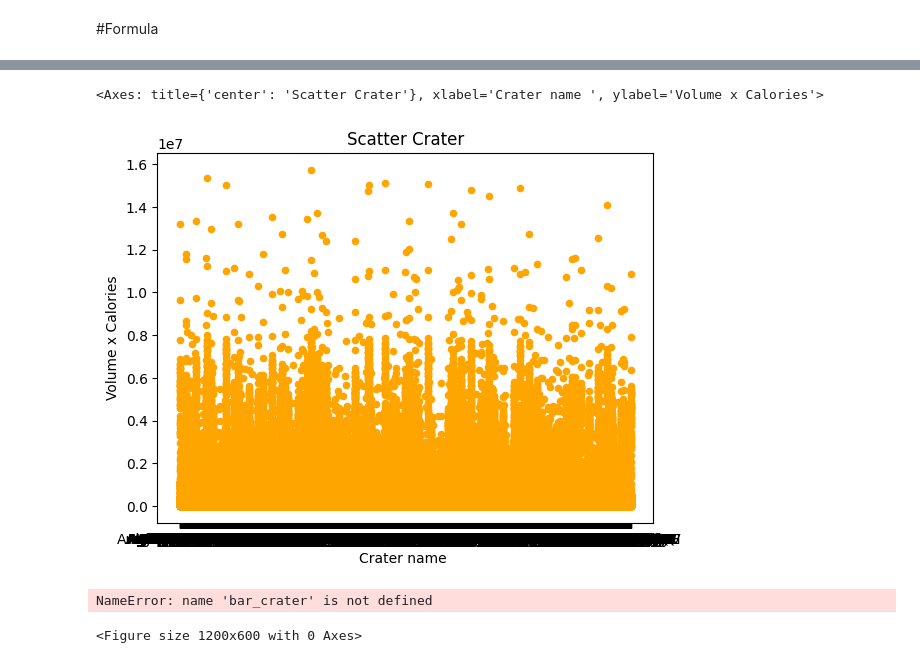
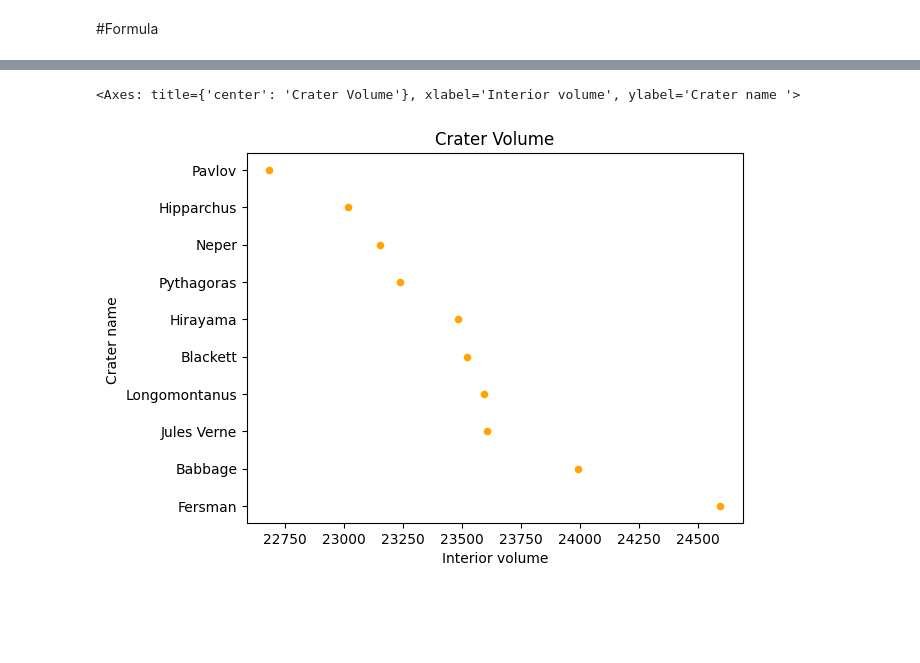
Before and after one commit to mitchconway/code-louisville-final-project, a Jupyter notebook: Final Project.ipynb, the cells around one changed output, grey strips where cells are left out. Drawn from its saved outputs; the diff is of its cells as text; code cells hidden in the pictures; blank space fills up the shorter version.

```diff
--- a/Final Project.ipynb
+++ b/Final Project.ipynb
@@ -51,2 +55,4 @@ moon_ten = mooncsv.head(10)
 # %%
 moon_ten.to_csv('moon_ten.csv')
+# %%
+Mten = pd.read_csv('moon_ten.csv')
@@ -54,5 +62,5 @@ moon_ten.to_csv('moon_ten.csv')
 # Feature 3
 Created a new data frame and csv from a previous one to remove values where they don’t belong in your dataset.
 # %%
-moon_ten['key'] = 1
-nutrition['key'] = 1
+Nten['key'] = 1
+Mten['key'] = 1
@@ -131,15 +103,6 @@ result
 # %%
-tastiest.plot(kind = 'scatter', x= 'Crater name ', y = 'Volume x Calories',
-                    color = 'orange', title = 'Scatter Crater')
+Mten.plot(kind = 'scatter', x= 'Interior volume', y = 'Crater name ',
+                    color = 'orange', title = 'Crater Volume')
 # %% [output]
-<Axes: title={'center': 'Scatter Crater'}, xlabel='Crater name ', ylabel='Volume x Calories'>
+<Axes: title={'center': 'Crater Volume'}, xlabel='Interior volume', ylabel='Crater name '>
-[figure, old version]
+[figure, new version]
-# %%
-plt.figure(figsize = (12, 6))
-plt.bar(bar_crater['Crater name '], bar_crater['Volume x Calories'])
-plt.xlabel('Crater name ')
-plt.ylabel('Volume x Calories')
-plt.show()
-# %% [output]
-NameError: name 'bar_crater' is not defined
-<Figure size 1200x600 with 0 Axes>
```
Also changed, not shown: parts of 12 cells of this notebook, 2 other files.
